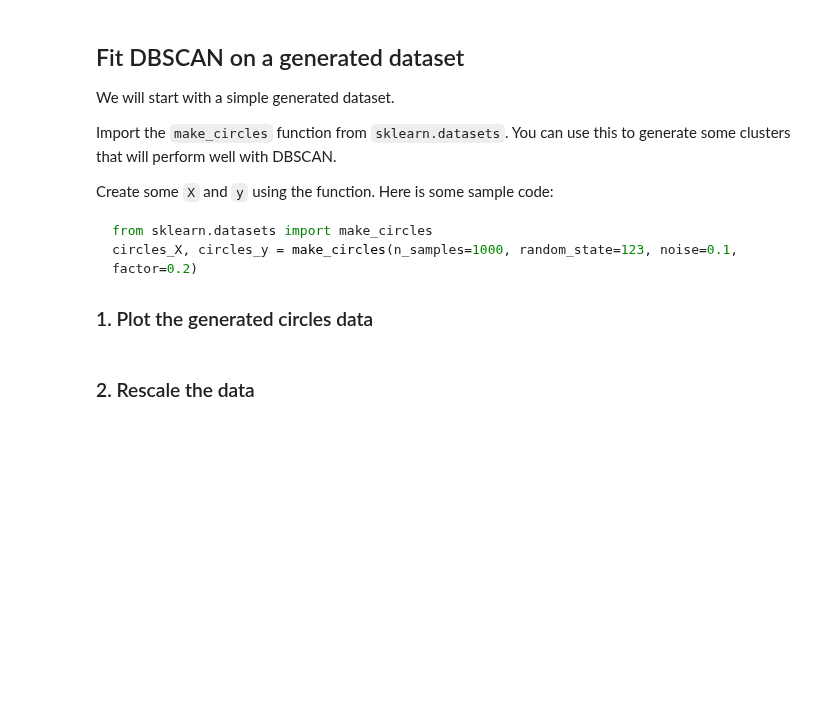
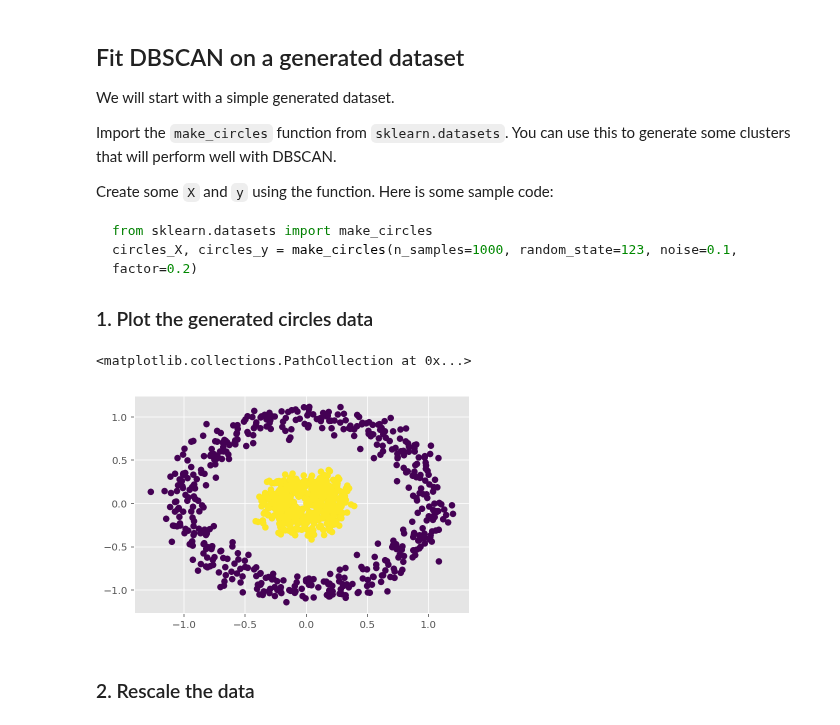
Before and after one commit to a3o1m2/DSI11-lessons, a Jupyter notebook: week07/day4_dbscan_clustering/clustering-labs/dbscan-circles-startercode.ipynb, the cells around one changed output. Cells and saved outputs as stored; diff of their text form; code cells hidden in the pictures; blank space fills up the shorter version.

````diff
--- a/week07/day4_dbscan_clustering/clustering-labs/dbscan-circles-startercode.ipynb
+++ b/week07/day4_dbscan_clustering/clustering-labs/dbscan-circles-startercode.ipynb
@@ -40,5 +40,13 @@ circles_X, circles_y = make_circles(n_samples=1000, random_state=123, noise=0.1,
 ```
 
 ### 1. Plot the generated circles data
+# %%
+from sklearn.datasets import make_circles
+circles_X, circles_y = make_circles(n_samples=1000, random_state=123, noise=0.1, factor=0.2)
+# %%
+plt.scatter(circles_X[:,0],circles_X[:,1],c=circles_y)
+# %% [output]
+<matplotlib.collections.PathCollection at 0x...>
+[figure, added]
 # %% [markdown]
 ### 2. Rescale the data
````
Also changed, not shown: parts of 14 cells of this notebook, 13 other files.
